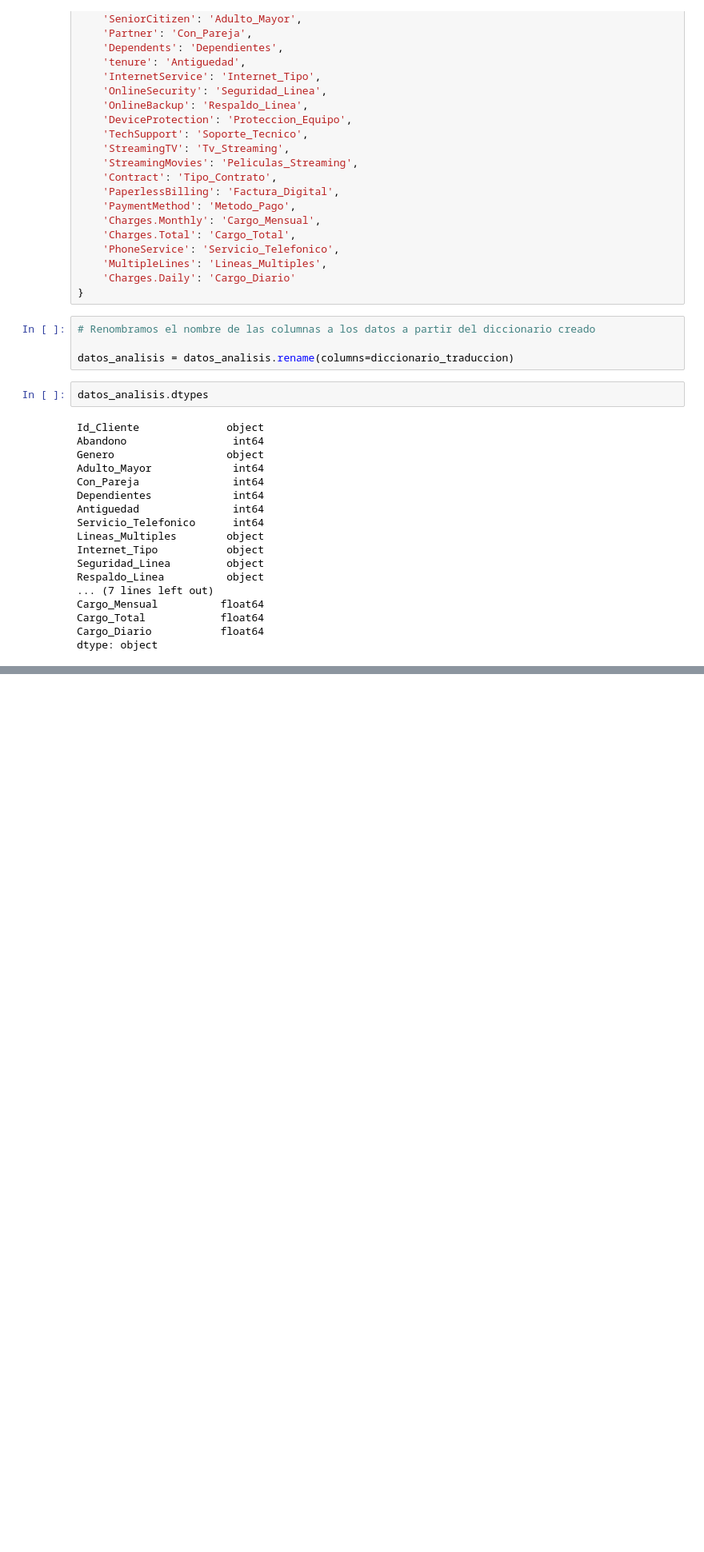
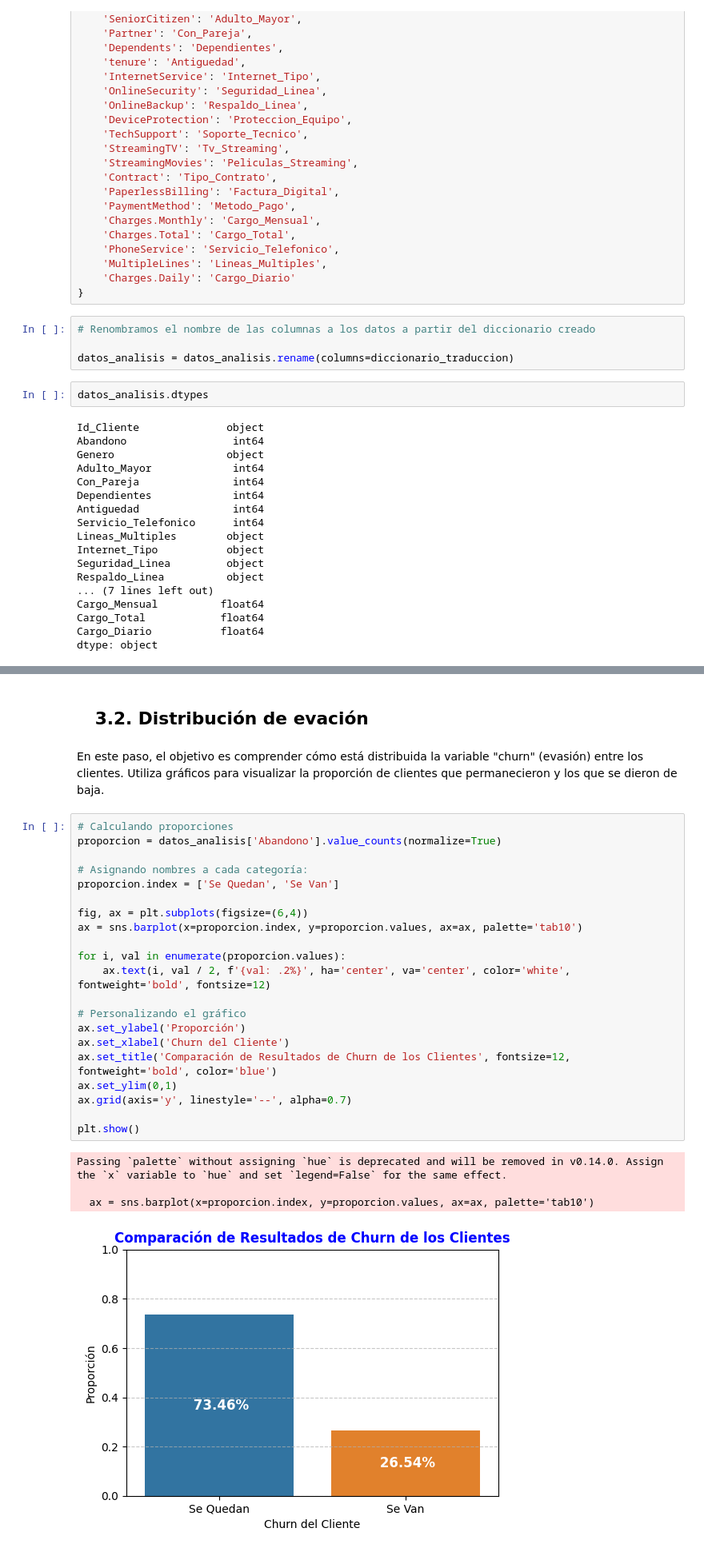
Before and after one commit to DevMagnov/Challenge_TelecomX_M-Huaromo, a Jupyter notebook: TelecomX_LATAM.ipynb, the cells around one changed output, grey strips where cells are left out. Shown at 80% size. Cells and saved outputs as stored; diff of their text form; blank space fills up the shorter version.

```diff
--- a/TelecomX_LATAM.ipynb
+++ b/TelecomX_LATAM.ipynb
@@ -449,0 +521,30 @@ dtype: object
+# %% [markdown]
+## &nbsp;&nbsp;&nbsp;3.2. **Distribución de evación**
+# %% [markdown]
+En este paso, el objetivo es comprender cómo está distribuida la variable "churn" (evasión) entre los clientes. Utiliza gráficos para visualizar la proporción de clientes que permanecieron y los que se dieron de baja.
+# %%
+# Calculando proporciones
+proporcion = datos_analisis['Abandono'].value_counts(normalize=True)
+
+# Asignando nombres a cada categoría:
+proporcion.index = ['Se Quedan', 'Se Van']
+
+fig, ax = plt.subplots(figsize=(6,4))
+ax = sns.barplot(x=proporcion.index, y=proporcion.values, ax=ax, palette='tab10')
+
+for i, val in enumerate(proporcion.values):
+    ax.text(i, val / 2, f'{val: .2%}', ha='center', va='center', color='white', fontweight='bold', fontsize=12)
+
+# Personalizando el gráfico
+ax.set_ylabel('Proporción')
+ax.set_xlabel('Churn del Cliente')
+ax.set_title('Comparación de Resultados de Churn de los Clientes', fontsize=12, fontweight='bold', color='blue')
+ax.set_ylim(0,1)
+ax.grid(axis='y', linestyle='--', alpha=0.7)
+
+plt.show()
+# %% [output]
+Passing `palette` without assigning `hue` is deprecated and will be removed in v0.14.0. Assign the `x` variable to `hue` and set `legend=False` for the same effect.
+
+  ax = sns.barplot(x=proporcion.index, y=proporcion.values, ax=ax, palette='tab10')
+[figure, added]
```
Also changed, not shown: parts of 18 cells of this notebook.
